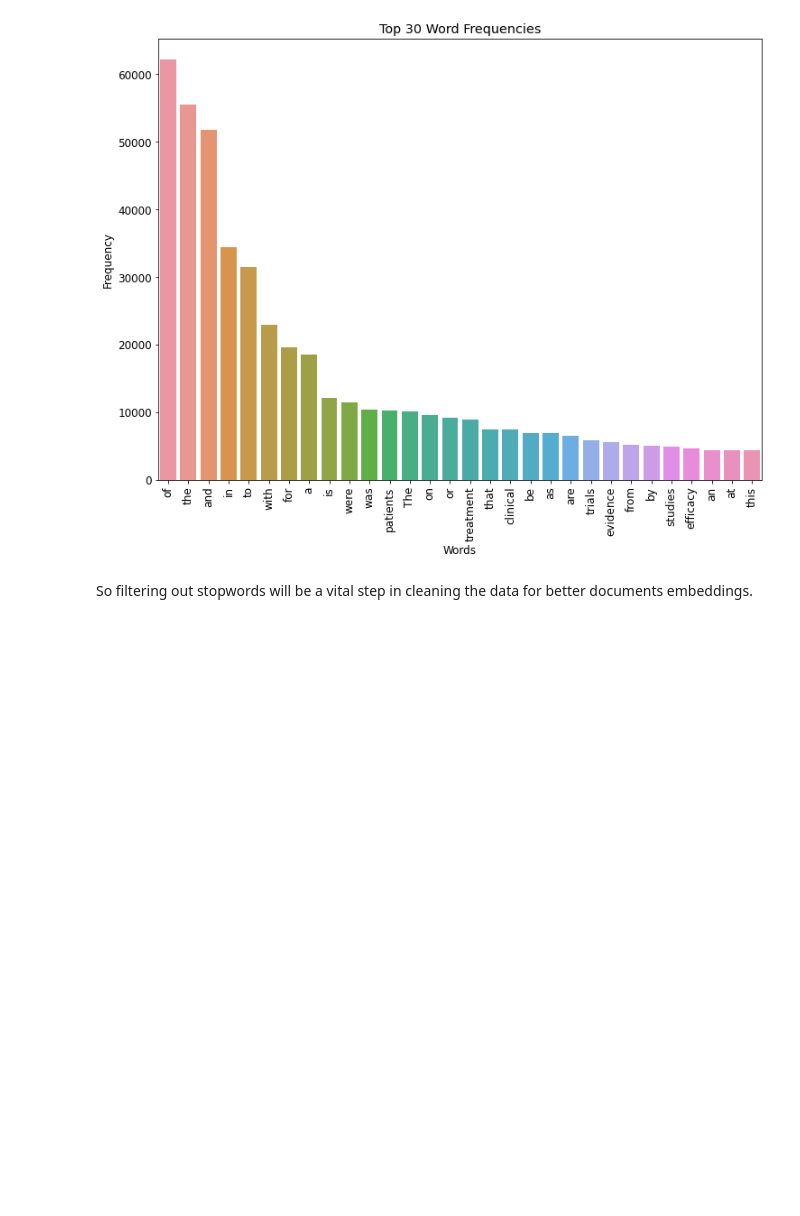
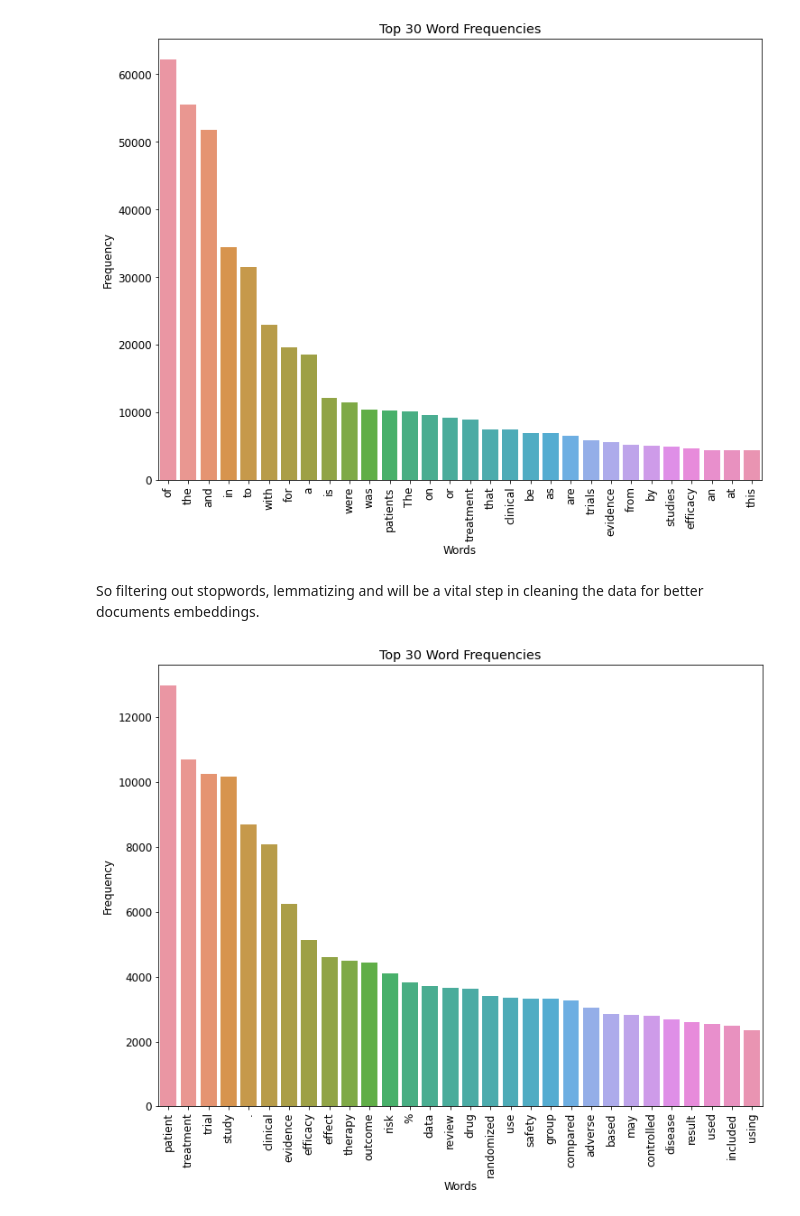
Before and after one commit to SuleymanIII/LLM-Justification, a Jupyter notebook: Project.ipynb, the cells around one changed output. Drawn from its saved outputs; the diff is of its cells as text; code cells hidden in the pictures; blank space fills up the shorter version.

```diff
--- a/Project.ipynb
+++ b/Project.ipynb
@@ -125,4 +125,47 @@ plt.show()
 # %% [output]
 [figure]
 # %% [markdown]
-So filtering out stopwords will be a vital step in cleaning the data for better documents embeddings.
+So filtering out stopwords, lemmatizing and will be a vital step in cleaning the data for better documents embeddings.
+# %%
+def clean_text(text):
+    if type(text) != str or text=='':
+        return ''
+
+    text = text.lower()
+    text = re.sub(r"<.*?>", " ", text)
+    text = re.sub(r"(?<=\b\w) n't", " not", text)
+    text = re.sub("\'ll", " will", text)
+    text = re.sub("what\'s ", " what is ", text, flags=re.IGNORECASE)
+    text = re.sub("&", "and", text)
+    text = re.sub("\'ve", " have ", text)
+    text = re.sub(r'i\'m', 'i am', text)
+    #remove stopwords and apply lemmatization instead of stemming because it is more accurate in most cases.
+    stopwords_set = set(stopwords.words('english'))
+    lemmatizer = WordNetLemmatizer()
+    text = text.split()
+    text = [word for word in text if word.lower() not in stopwords_set]
+    text = [lemmatizer.lemmatize(word) for word in text]
+
+    return " ".join(text)
+# %%
+cleaned_data = data['Abstract'].apply(clean_text)
+word_freq = {}
+for sentence in cleaned_data:
+    words = sentence.split()
+    for word in words:
+        if word not in word_freq:
+            word_freq[word] = 1
+        else: word_freq[word] += 1
+
+df_word_freq = pd.DataFrame.from_dict(word_freq, orient='index', columns=['Frequency'])
+df_word_freq = df_word_freq.sort_values(by='Frequency', ascending=False)
+
+# Plot the word frequencies using seaborn
+sns.barplot(x=df_word_freq.index[:30], y=df_word_freq['Frequency'][:30])
+plt.xticks(rotation=90)
+plt.xlabel('Words')
+plt.ylabel('Frequency')
+plt.title('Top 30 Word Frequencies')
+plt.show()
+# %% [output]
+[figure, added]
```
Also changed, not shown: parts of 1 cell of this notebook.
